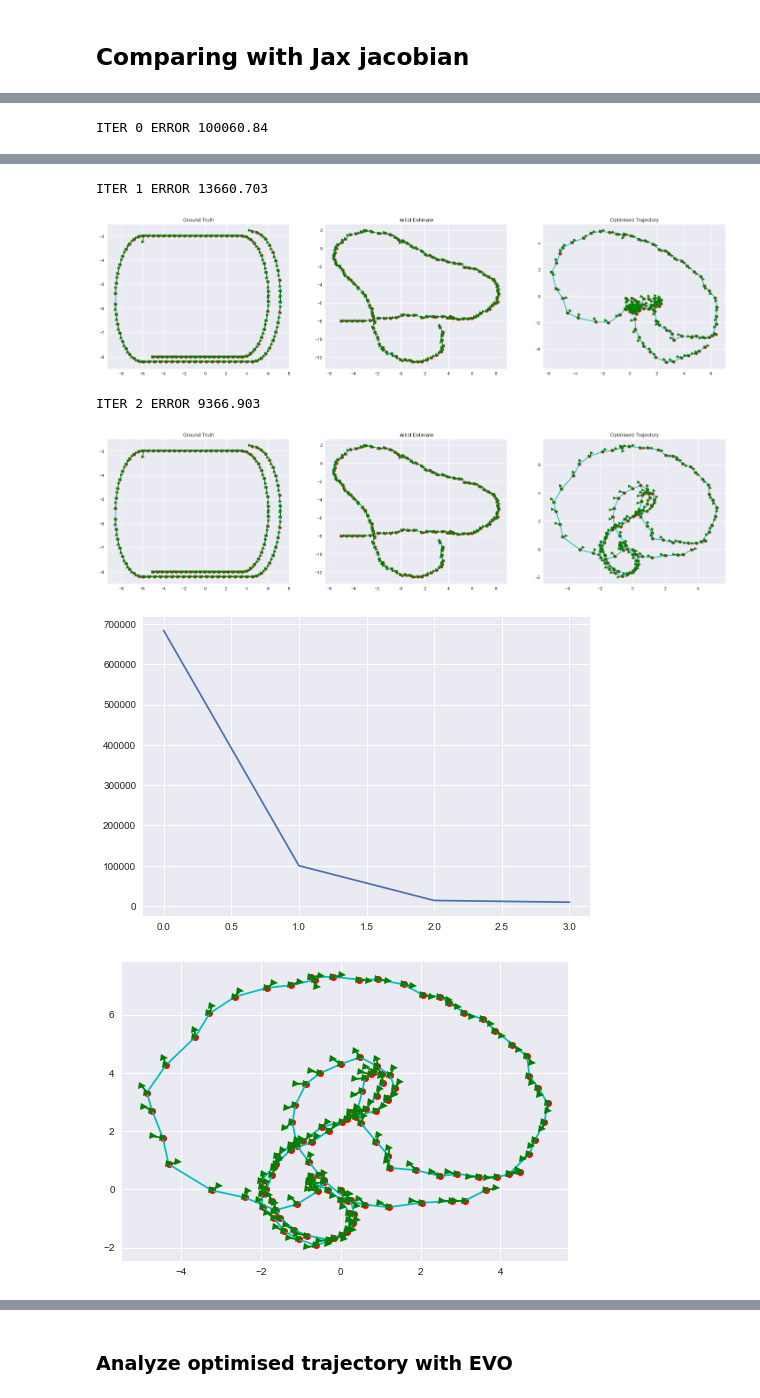
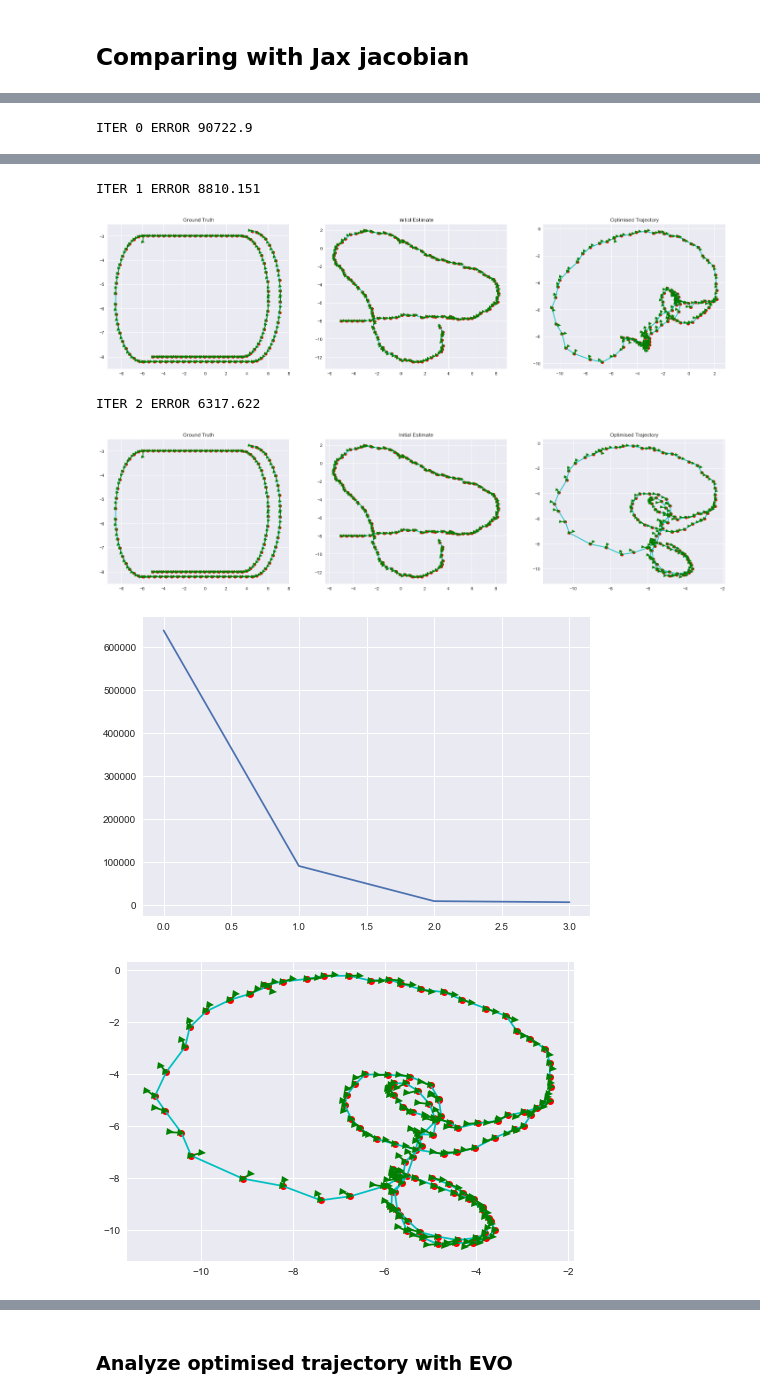
Before and after one commit to Aniket23160/Pose-Graph-SLAM, a Jupyter notebook: 23_outliers_YOUR-NAME_Project-1.ipynb, the cells around one changed output, grey strips where cells are left out. Cells and saved outputs as stored; diff of their text form; code cells hidden in the pictures.

Commit message:
added anchor

```diff
--- a/23_outliers_YOUR-NAME_Project-1.ipynb
+++ b/23_outliers_YOUR-NAME_Project-1.ipynb
@@ -337,6 +337,7 @@ for i in range(edges[0].shape[0]):
     poses.append(jnp.array([x, y, theta]))
 
 poses = jnp.array(poses)
+anchor = poses[0, :]
 print('Poses (Vertices):', poses.shape)
 draw(poses[:,0], poses[:,1], poses[:,2])
 write_poses(poses, 'edges-poses.g2o')
@@ -398,11 +399,11 @@ def information_matrix(edges, weight_odom, weight_loop, weight_anchor):
 
     return jnp.diag(jnp.array(diagonal))
 
-def residual(current_poses, edges):
+def residual(current_poses, edges, anchor):
     residue = []
 
     # anchor edges
-    residue.extend(list(current_poses[0] - 0))
+    residue.extend(list(current_poses[0] - anchor))
 
     # other edges
     for i in range(edges[0].shape[0]):
@@ -419,10 +420,6 @@ def residual(current_poses, edges):
 
     return jnp.asarray(residue)
 
-# res = residual(poses, edges)
-# print(res.shape)
-# weights = information_matrix(edges, WEIGHT_ODOMETRY, WEIGHT_LOOP_CLOSURE, WEIGHT_ANCHOR)
-# print(weights[2])
 
 def jacobian(current_poses, edges):
     num_constraints = (edges[0].shape[0] * NUM_VARS) + NUM_VARS # for anchor edges
@@ -434,7 +431,7 @@ def jacobian(current_poses, edges):
     J = jnp.zeros((num_constraints, num_variables))
 
     # for anchor edges
-    J = jax.ops.index_update(J, jax.ops.index[:NUM_VARS, :NUM_VARS], np.eye(NUM_VARS))
+    J = jax.ops.index_update(J, jax.ops.index[:NUM_VARS, :NUM_VARS], jnp.eye(NUM_VARS))
 
     # for other edges
     for i in range(edges[0].shape[0]):
@@ -458,13 +455,12 @@ def jacobian(current_poses, edges):
 
     return J
 
-def get_error(poses, edges, weights):
-    f = residual(poses, edges)
-    # J = jacobian(poses, edges)
+def get_error(poses, edges, weights, anchor):
+    f = residual(poses, edges, anchor)
     return 0.5 * f.T @ weights @ f
 
-def step_lm(poses, edges, weights, lamda):
-    f = residual(poses, edges)
+def step_lm(poses, edges, weights, anchor, lamda):
+    f = residual(poses, edges, anchor)
     J = jacobian(poses, edges)
 
     step = - jnp.linalg.inv(J.T @ weights @ J + lamda * jnp.eye(J.shape[1])) @ J.T @ weights.T @ f
@@ -486,12 +479,14 @@ def frobNorm(P1, P2, str1="mat1", str2="mat2"):
     val = jnp.linalg.norm(P1 - P2, 'fro')
     print(f"Frobenius norm between {str1} and {str2} is: {val}")
 
-print(J_theirs.shape)
-print(J_ours.shape)
-print(frobNorm(J_ours, J_theirs))
+print('Jacobian using jax auto differentiation ("theirs") has shape', J_theirs.shape)
+print('Jacobian calculated analytically ("ours") has shape', J_ours.shape)
+print(frobNorm(J_theirs, J_ours, 'theirs', 'ours'))
 
 fig, ax = plt.subplots(1, 2)
 ax[0].imshow(J_theirs)
+ax[0].set_title('Theirs')
 ax[1].imshow(J_ours)
+ax[1].set_title('Ours')
 plt.show()
 # %% [output]
@@ -539,18 +534,18 @@ def draw_traj(X, Y, THETA):
     plt.show()
 
 
-def optimise_lm(poses, edges, num_iters=NUM_ITERS, lamda=LM_LAMBDA, tol=TOL):
+def optimise_lm(poses, edges, anchor, num_iters=NUM_ITERS, lamda=LM_LAMBDA, tol=TOL):
     weights = information_matrix(edges, WEIGHT_ODOMETRY, WEIGHT_LOOP_CLOSURE, WEIGHT_ANCHOR)
 
     poses_history = [poses]
-    errors_history = [get_error(poses, edges, weights), ]
+    errors_history = [get_error(poses, edges, weights, anchor), ]
 
     print('Initial Guess')
     draw_traj(poses[:, 0], poses[:, 1], poses[:, 2])
 
     for _ in range(num_iters):
-        new_poses = poses + step_lm(poses, edges, weights, lamda)
-        new_error = get_error(new_poses, edges, weights)
+        new_poses = poses + step_lm(poses, edges, weights, anchor, lamda)
+        new_error = get_error(new_poses, edges, weights, anchor)
         print('ITER', _, 'ERROR', new_error)
         draw_traj(new_poses[:, 0], new_poses[:, 1], new_poses[:, 2])
 
@@ -563,14 +558,14 @@ def optimise_lm(poses, edges, num_iters=NUM_ITERS, lamda=LM_LAMBDA, tol=TOL):
         errors_history.append(new_error)
         poses_history.append(new_poses)
 
-        if np.linalg.norm(new_poses - poses) < tol:
+        if jnp.linalg.norm(new_poses - poses) < tol:
             break
         poses = new_poses
 
     return poses_history, errors_history
 # %%
 %%time
-poses_history, errors_history = optimise_lm(poses, edges, num_iters=3)
+poses_history, errors_history = optimise_lm(poses, edges, anchor, num_iters=3)
 plt.plot(errors_history)
 plt.show()
 best = jnp.argmin(jnp.asarray(errors_history))
@@ -579,4 +574,4 @@ write_poses(poses_history[best], 'opt.g2o')
 # %% [output]
 Initial Guess
 [figure]
-ITER 0 ERROR 100060.84
+ITER 0 ERROR 90722.9
@@ -584,6 +579,6 @@ ITER 0 ERROR 100060.84
-ITER 1 ERROR 13660.703
+ITER 1 ERROR 8810.151
-[figure, old version]
+[figure, new version]
-ITER 2 ERROR 9366.903
+ITER 2 ERROR 6317.622
-[figure, old version]
+[figure, new version]
-[figure, old version]
+[figure, new version]
-[figure, old version]
+[figure, new version]
```
Also changed, not shown: parts of 6 cells of this notebook.
